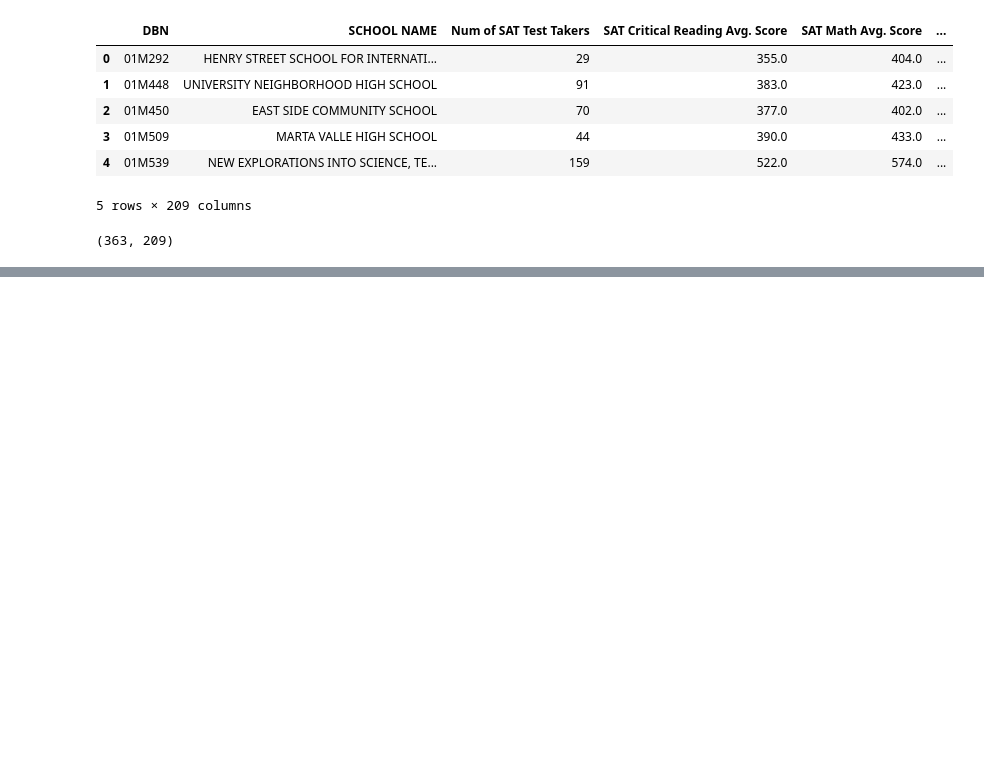
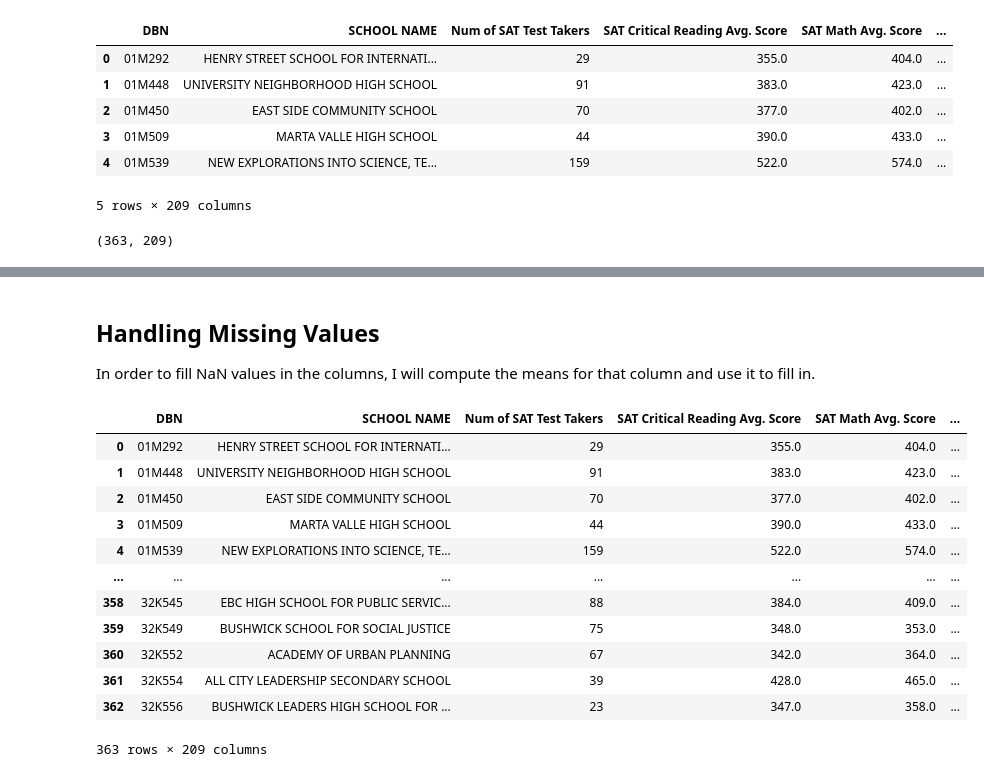
Before and after one commit to aegis301/nyc_high_school_project, a Jupyter notebook: cleaning_project.ipynb, the cells around one changed output, grey strips where cells are left out. Cells and saved outputs as stored; diff of their text form; code cells hidden in the pictures; blank space fills up the shorter version.

```diff
--- a/cleaning_project.ipynb
+++ b/cleaning_project.ipynb
@@ -759,0 +784,26 @@ combined.shape
+# %% [markdown]
+## Handling Missing Values
+
+In order to fill NaN values in the columns, I will compute the means for that column and use it to fill in.
+# %%
+# calculate the means
+means = combined.mean()
+# filling missing values
+combined.fillna(means, inplace=True)
+# fill remaining missing values with 0
+combined.fillna(0,inplace=True)
+combined
+# %% [output]
+|  | DBN | SCHOOL NAME | Num of SAT Test Takers | SAT Critical Reading Avg. Score | SAT Math Avg. Score | ... |
+| 0 | 01M292 | HENRY STREET SCHOOL FOR INTERNATI... | 29 | 355.0 | 404.0 | ... |
+| 1 | 01M448 | UNIVERSITY NEIGHBORHOOD HIGH SCHOOL | 91 | 383.0 | 423.0 | ... |
+| 2 | 01M450 | EAST SIDE COMMUNITY SCHOOL | 70 | 377.0 | 402.0 | ... |
+| 3 | 01M509 | MARTA VALLE HIGH SCHOOL | 44 | 390.0 | 433.0 | ... |
+| 4 | 01M539 | NEW EXPLORATIONS INTO SCIENCE, TE... | 159 | 522.0 | 574.0 | ... |
+| ... | ... | ... | ... | ... | ... | ... |
+| 358 | 32K545 | EBC HIGH SCHOOL FOR PUBLIC SERVIC... | 88 | 384.0 | 409.0 | ... |
+| 359 | 32K549 | BUSHWICK SCHOOL FOR SOCIAL JUSTICE | 75 | 348.0 | 353.0 | ... |
+| 360 | 32K552 | ACADEMY OF URBAN PLANNING | 67 | 342.0 | 364.0 | ... |
+| 361 | 32K554 | ALL CITY LEADERSHIP SECONDARY SCHOOL | 39 | 428.0 | 465.0 | ... |
+| 362 | 32K556 | BUSHWICK LEADERS HIGH SCHOOL FOR ... | 23 | 347.0 | 358.0 | ... |
+363 rows × 209 columns
```
Also changed, not shown: parts of 5 cells of this notebook.
